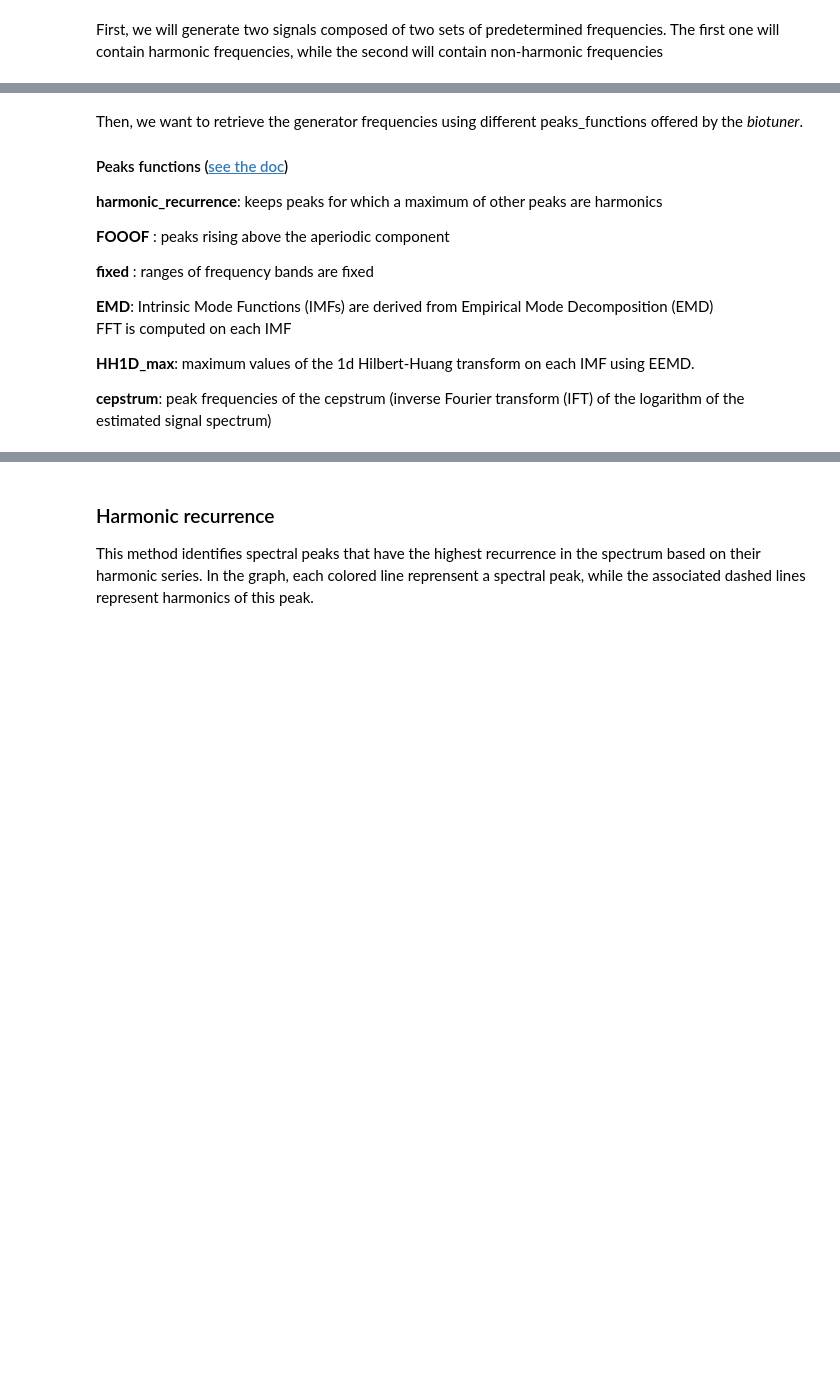
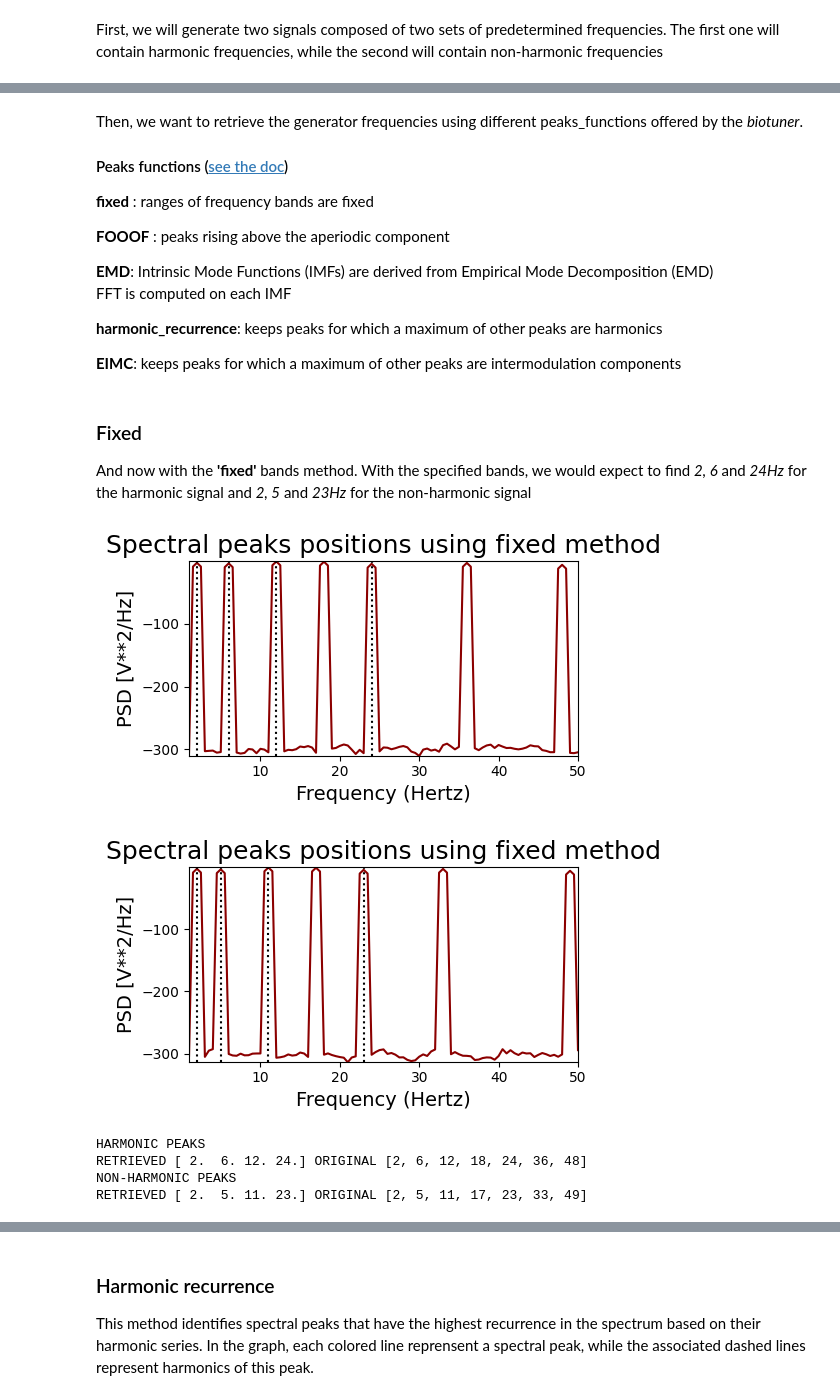
Before and after one commit to sangfrois/biotuner, a Jupyter notebook: docs/examples/peaks_extraction/peaks_extraction.ipynb, the cells around one changed output, grey strips where cells are left out. Drawn from its saved outputs; the diff is of its cells as text; code cells hidden in the pictures; blank space fills up the shorter version.

```diff
--- a/docs/examples/peaks_extraction/peaks_extraction.ipynb
+++ b/docs/examples/peaks_extraction/peaks_extraction.ipynb
@@ -41,15 +88,42 @@ Then, we want to retrieve the generator frequencies using different peaks_functi
 
 #### Peaks functions ([see the doc](https://github.com/AntoineBellemare/biotuner/blob/main/biotuner/biotuner_object.py))
 
-**harmonic_recurrence**: keeps peaks for which a maximum of other peaks are harmonics
+**fixed** : ranges of frequency bands are fixed
 
 **FOOOF** : peaks rising above the aperiodic component
-
-**fixed** : ranges of frequency bands are fixed
 
 **EMD**: Intrinsic Mode Functions (IMFs) are derived from Empirical Mode Decomposition (EMD)
                    FFT is computed on each IMF
 
-**HH1D_max**: maximum values of the 1d Hilbert-Huang transform on each IMF using EEMD.
+**harmonic_recurrence**: keeps peaks for which a maximum of other peaks are harmonics
 
-**cepstrum**: peak frequencies of the cepstrum (inverse Fourier transform (IFT) of the logarithm of the estimated signal spectrum)
+**EIMC**: keeps peaks for which a maximum of other peaks are intermodulation components
+# %% [markdown]
+### Fixed
+
+And now with the **'fixed'** bands method. With the specified bands, we would expect to find *2, 6* and *24Hz* for the harmonic signal and *2, 5* and *23Hz* for the non-harmonic signal
+# %%
+from biotuner.biotuner_object import compute_biotuner
+FREQ_BANDS = [[1, 3], [4, 7], [10, 20], [20, 30]]
+# Initialize biotuner object for harmonic signal
+bt_harm = compute_biotuner(sf=sf, peaks_function = 'fixed', precision = 0.5)
+
+# Extract spectral peaks
+bt_harm.peaks_extraction(signal_harm, FREQ_BANDS = FREQ_BANDS, min_freq = 1, max_freq = 50, min_harms = 2, harm_limit = 1000, graph=True)
+
+# Initialize biotuner object for non-harmonic signal
+bt_noharm = compute_biotuner(sf=sf, peaks_function = 'fixed', precision = 0.5)
+
+# Extract spectral peaks
+bt_noharm.peaks_extraction(signal_noharm, FREQ_BANDS = FREQ_BANDS, min_freq = 1, max_freq = 50, min_harms = 2, harm_limit = 1000, graph=True)
+
+# Compare results
+print('HARMONIC PEAKS', '\nRETRIEVED', bt_harm.peaks, 'ORIGINAL', freqs_harm)
+print('NON-HARMONIC PEAKS', '\nRETRIEVED', bt_noharm.peaks, 'ORIGINAL', freqs_noharm)
+# %% [output]
+[figure, added]
+[figure, added]
+HARMONIC PEAKS
+RETRIEVED [ 2.  6. 12. 24.] ORIGINAL [2, 6, 12, 18, 24, 36, 48]
+NON-HARMONIC PEAKS
+RETRIEVED [ 2.  5. 11. 23.] ORIGINAL [2, 5, 11, 17, 23, 33, 49]
```
Also changed, not shown: parts of 26 cells of this notebook, 20 other files.
